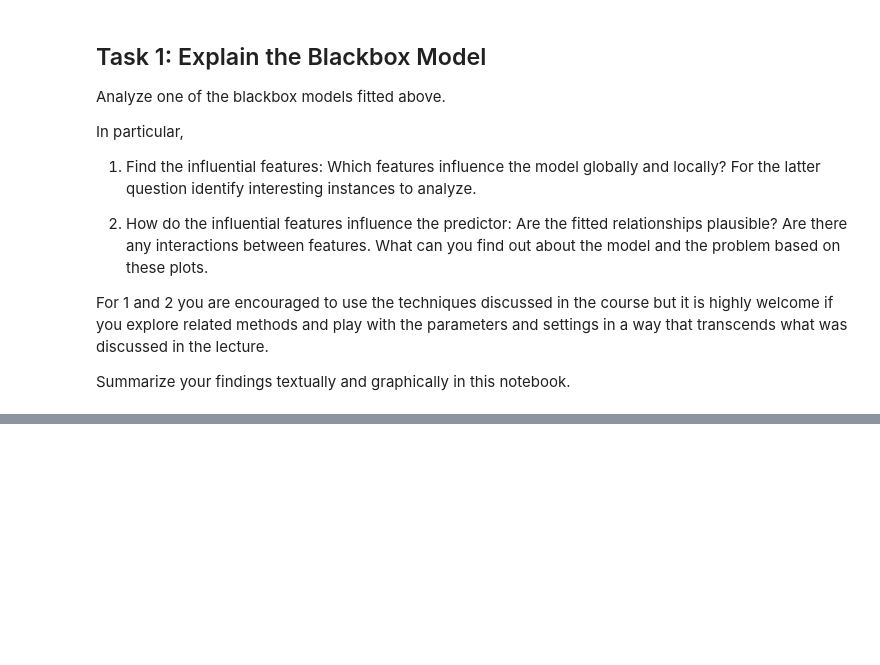
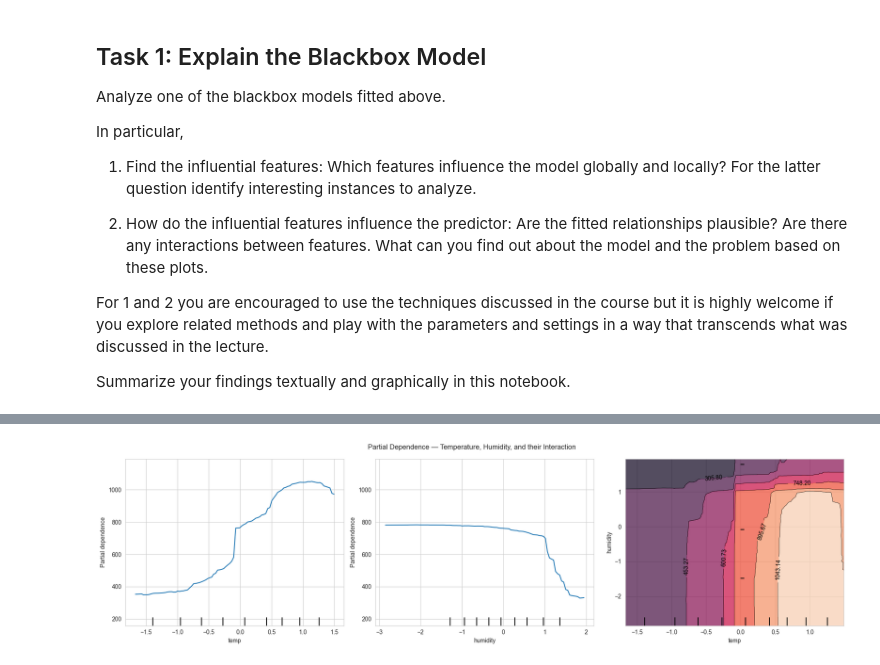
Before and after one commit to linashyshova/fair_ml, a Jupyter notebook: assignment_1/FTIML_Assignment_1_Lina.ipynb, the cells around one changed output, grey strips where cells are left out. Cells and saved outputs as stored; diff of their text form; code cells hidden in the pictures; blank space fills up the shorter version.

```diff
--- a/assignment_1/FTIML_Assignment_1_Lina.ipynb
+++ b/assignment_1/FTIML_Assignment_1_Lina.ipynb
@@ -485,0 +590,16 @@ Summarize your findings textually and graphically in this notebook.
+# %%
+fig, axes = plt.subplots(1, 3, figsize=(18, 5))
+
+PartialDependenceDisplay.from_estimator(
+  rf, X_train,
+  features=["temp", "humidity", ("temp", "humidity")],
+  feature_names=X_train.columns,
+  kind="average",
+  ax=axes
+)
+
+fig.suptitle("Partial Dependence — Temperature, Humidity, and their Interaction")
+plt.tight_layout()
+plt.show()
+# %% [output]
+[figure, added]
```
Also changed, not shown: parts of 23 cells of this notebook.
